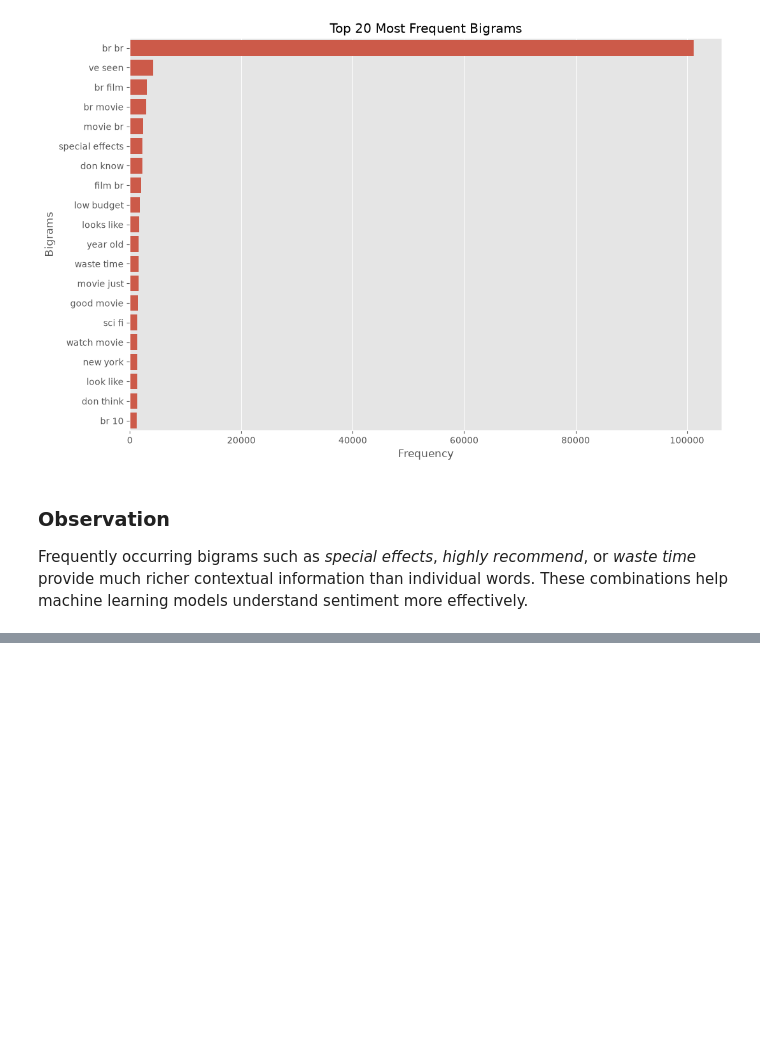
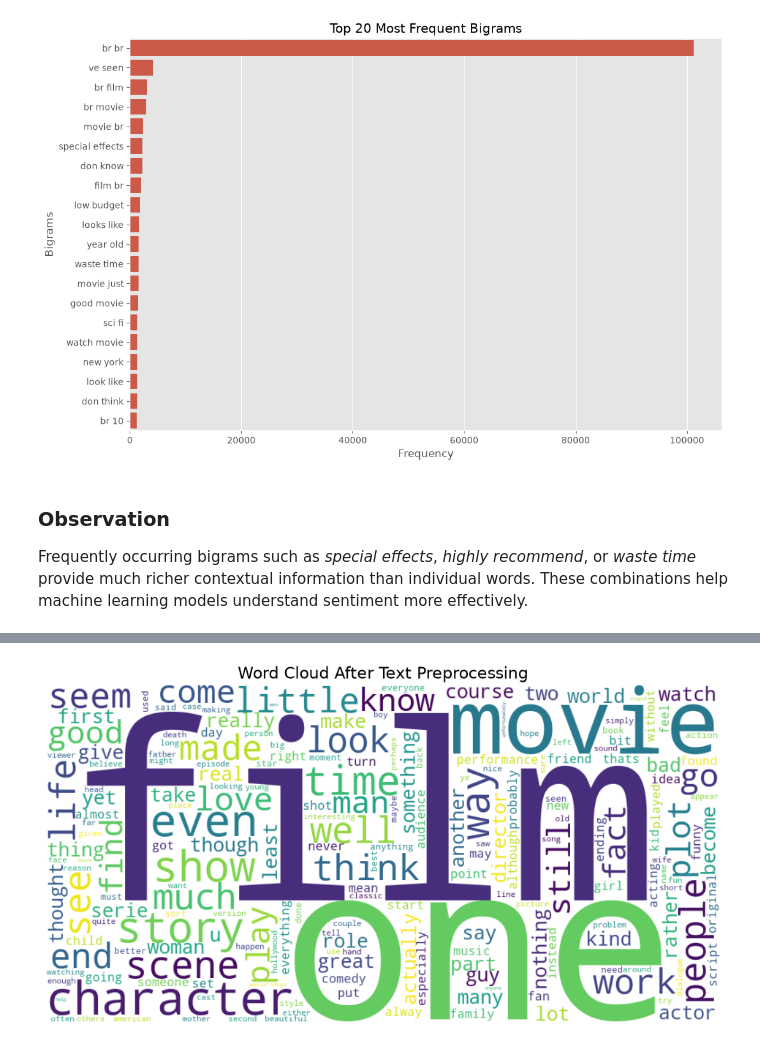
Before and after one commit to Naitik-Tiwari/Sentiment-Analysis-Project, a Jupyter notebook: notebooks/eda.ipynb, the cells around one changed output, grey strips where cells are left out. Saved outputs shown, nothing was run; the diff lists cells and outputs as text; code cells hidden in the pictures; blank space fills up the shorter version.

Commit message:
Build reusable NLP preprocessing pipeline

```diff
--- a/notebooks/eda.ipynb
+++ b/notebooks/eda.ipynb
@@ -379,0 +418,2 @@ Frequently occurring bigrams such as *special effects*, *highly recommend*, or *
+# %%
+df["clean_review"] = df["review"].apply(clean_text)
@@ -379,0 +451,22 @@ Frequently occurring bigrams such as *special effects*, *highly recommend*, or *
+# %%
+from wordcloud import WordCloud
+import matplotlib.pyplot as plt
+
+# Combine all cleaned reviews into one string
+clean_text = " ".join(df["clean_review"])
+
+# Generate Word Cloud
+wordcloud = WordCloud(
+    width=1000,
+    height=500,
+    background_color="white"
+).generate(clean_text)
+
+# Plot
+plt.figure(figsize=(15,6))
+plt.imshow(wordcloud, interpolation="bilinear")
+plt.axis("off")
+plt.title("Word Cloud After Text Preprocessing", fontsize=16)
+plt.show()
+# %% [output]
+[figure, added]
```
Also changed, not shown: parts of 25 cells of this notebook, 2 other files.
